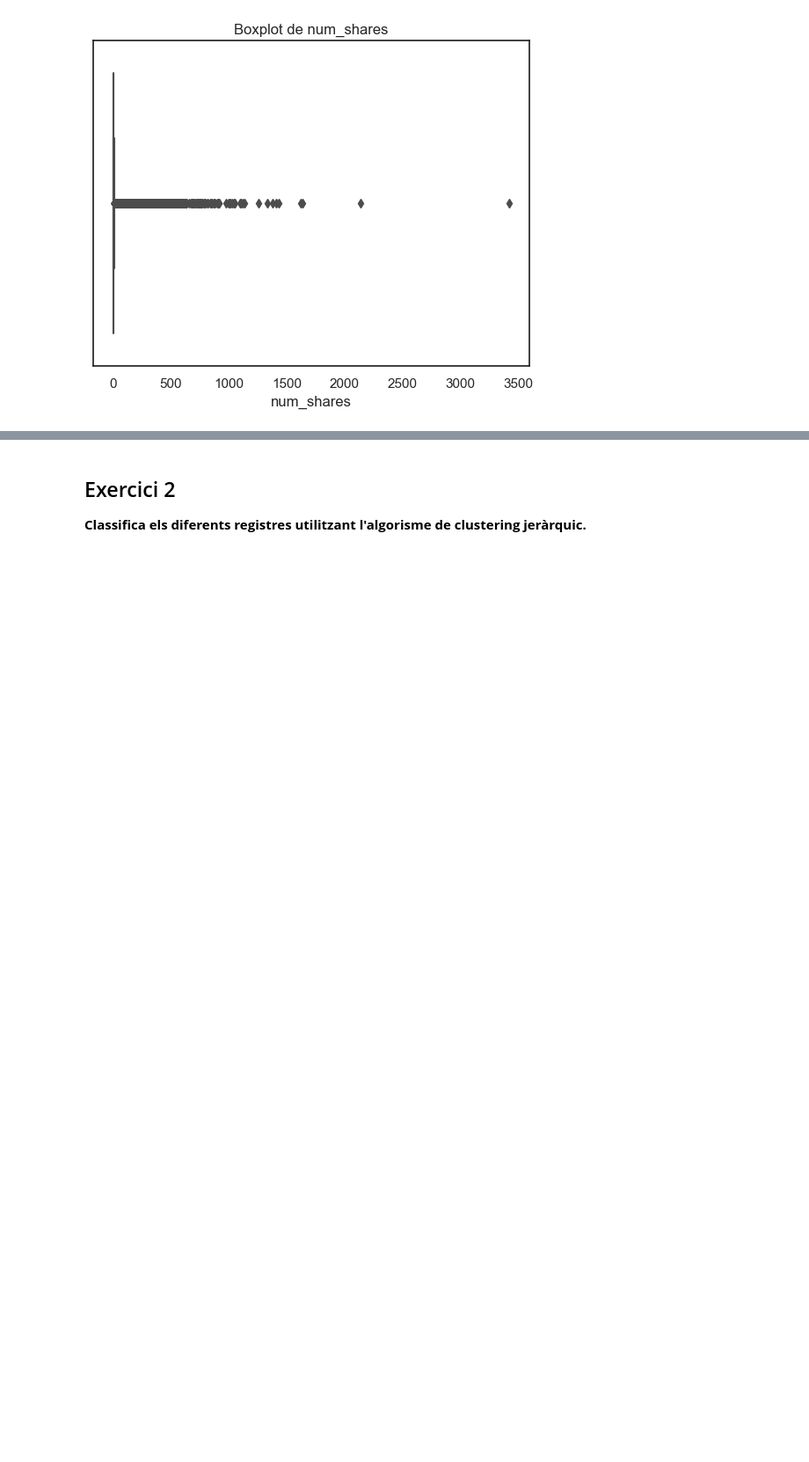
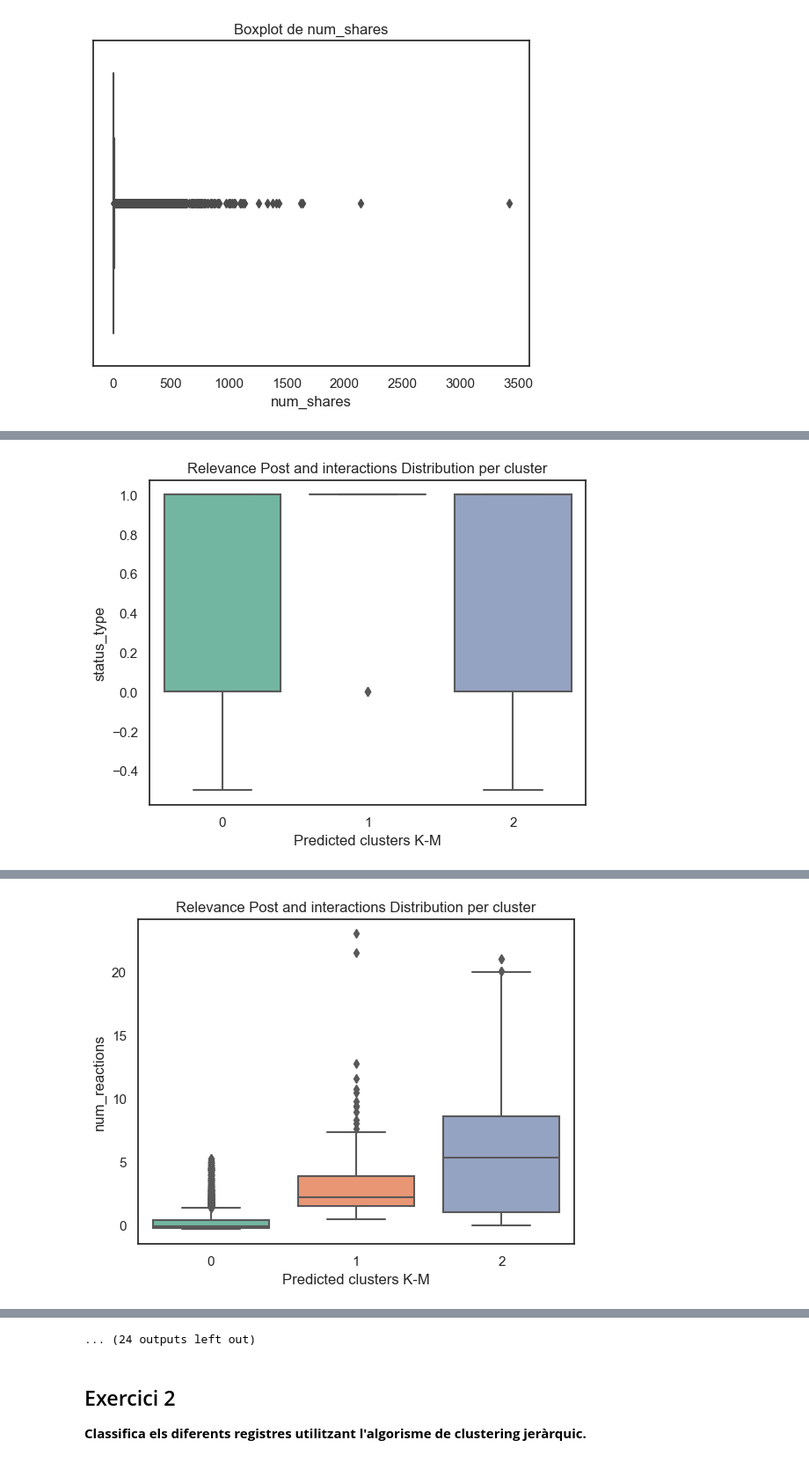
Before and after one commit to Likimeya/Algoritmos_de_aprendizaje_no_suvervisados_agrupacion, a Jupyter notebook: Tasca M8 T01.ipynb, the cells around one changed output, grey strips where cells are left out. Shown at 88% size. Saved outputs shown, nothing was run; the diff lists cells and outputs as text; code cells hidden in the pictures; blank space fills up the shorter version.

```diff
--- a/Tasca M8 T01.ipynb
+++ b/Tasca M8 T01.ipynb
@@ -452,0 +267,4 @@ plt.tight_layout()
+# %%
+cl_3 = KMeans(n_clusters=3, random_state = 0)
+cl_3.fit(df_pca)
+labels = cl_3.labels_
@@ -452,0 +286,4 @@ plt.tight_layout()
+# %%
+df_def['Predicted clusters K-M'] = prediction
+df_def['Predicted clusters K-M']= cl_3.labels_
+df_def.head()
@@ -452,0 +297,6 @@ plt.tight_layout()
+# %%
+for i in df_def:
+    sns.boxplot(data = df_def, y = i, x = "Predicted clusters K-M", palette = "Set2")
+    plt.title("Relevance Post and interactions Distribution per cluster".format(i))
+    plt.show()
+# %% [output]
@@ -452,0 +305 @@ plt.tight_layout()
+[figure, added]
@@ -452,0 +308 @@ plt.tight_layout()
+[figure, added]
@@ -453,3 +315,4 @@ plt.tight_layout()
+... (24 outputs left out)
 # %% [markdown]
 ## Exercici 2
 **Classifica els diferents registres utilitzant l'algorisme de clustering jeràrquic.**
```
Also changed, not shown: parts of 74 cells of this notebook, 1 other file.
